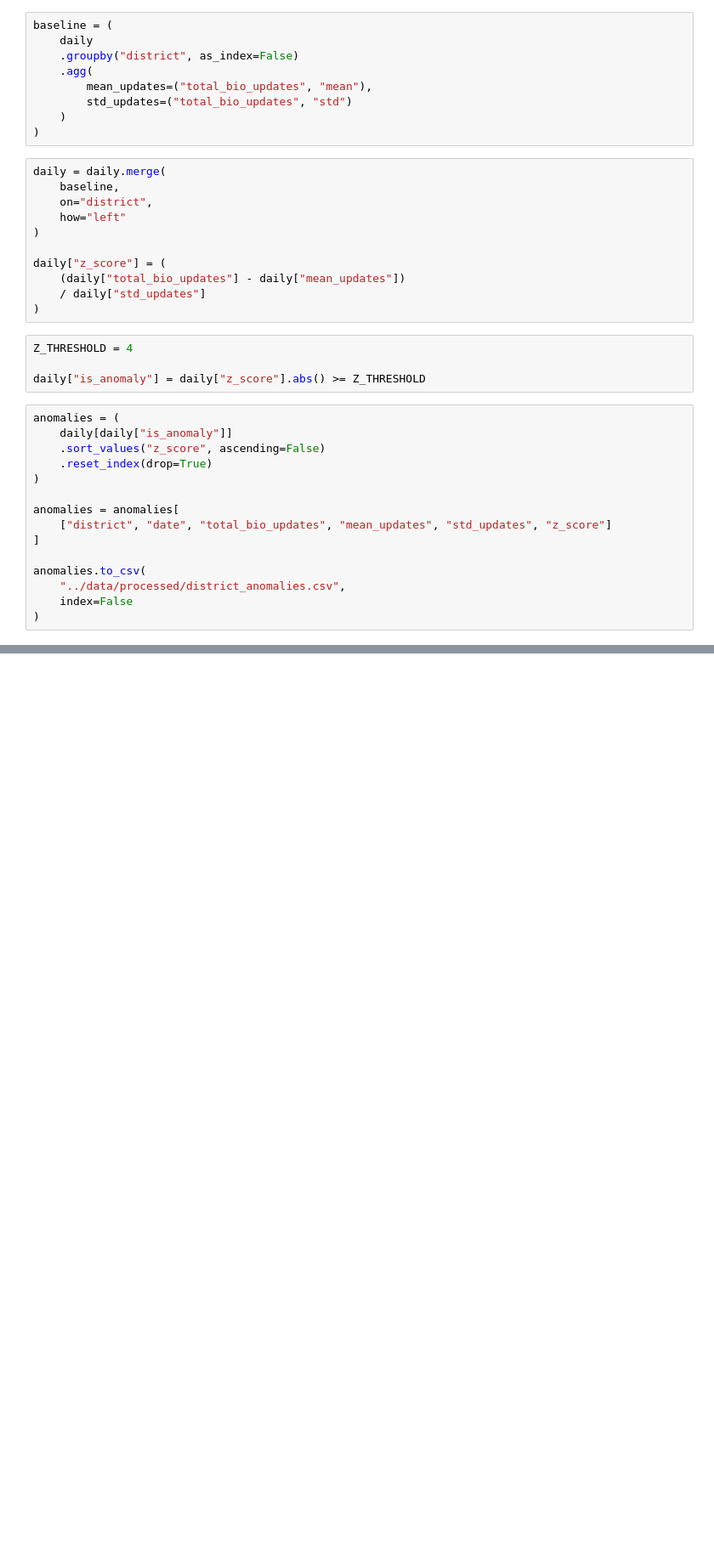
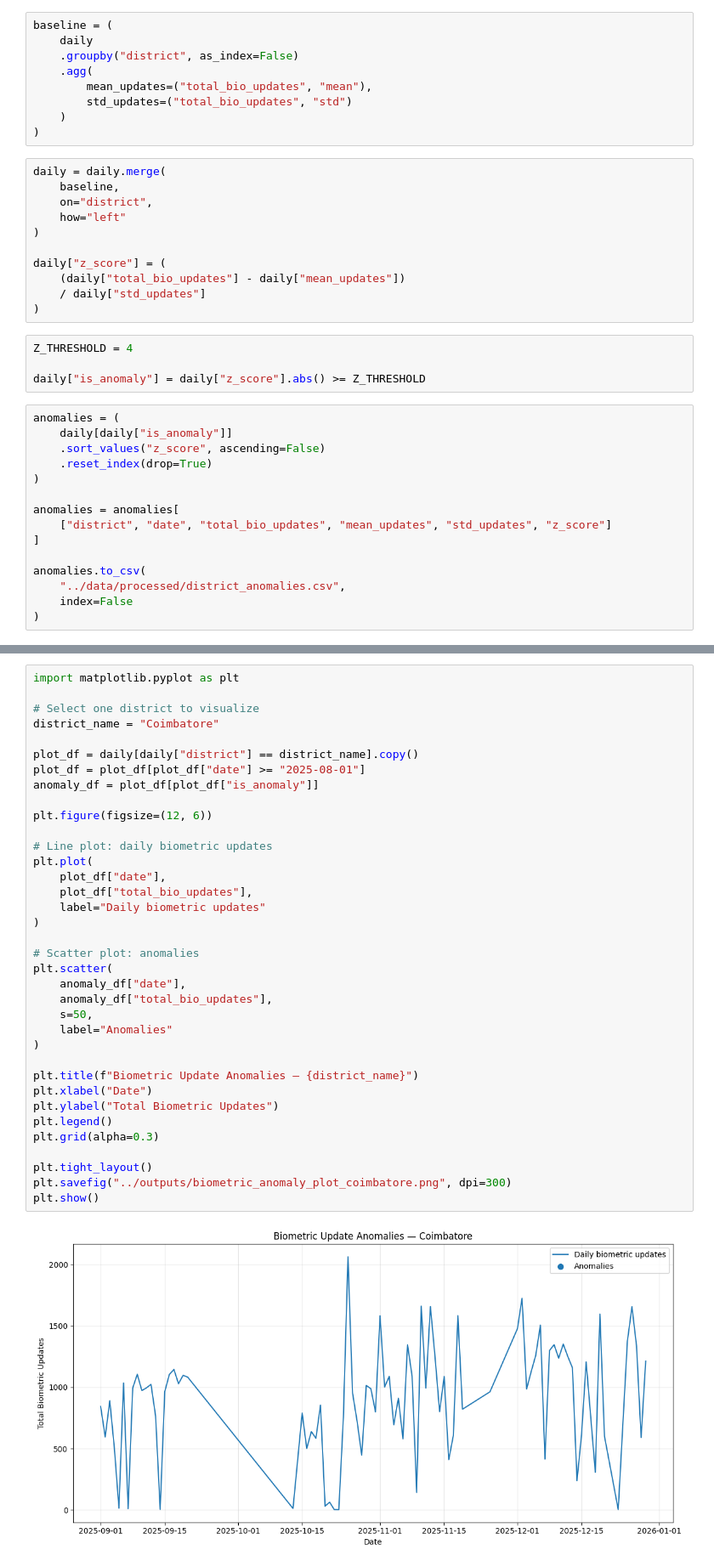
Before and after one commit to Ayushyadav-datascience/aadhar-biometric-anomaly-detection, a Jupyter notebook: notebooks/01_biometric_ingestion.ipynb, the cells around one changed output, grey strips where cells are left out. Shown at 85% size. Drawn from its saved outputs; the diff is of its cells as text; blank space fills up the shorter version.

```diff
--- a/notebooks/01_biometric_ingestion.ipynb
+++ b/notebooks/01_biometric_ingestion.ipynb
@@ -65,0 +99,38 @@ anomalies.to_csv(
+# %%
+import matplotlib.pyplot as plt
+
+# Select one district to visualize
+district_name = "Coimbatore"
+
+plot_df = daily[daily["district"] == district_name].copy()
+plot_df = plot_df[plot_df["date"] >= "2025-08-01"]
+anomaly_df = plot_df[plot_df["is_anomaly"]]
+
+plt.figure(figsize=(12, 6))
+
+# Line plot: daily biometric updates
+plt.plot(
+    plot_df["date"],
+    plot_df["total_bio_updates"],
+    label="Daily biometric updates"
+)
+
+# Scatter plot: anomalies
+plt.scatter(
+    anomaly_df["date"],
+    anomaly_df["total_bio_updates"],
+    s=50,
+    label="Anomalies"
+)
+
+plt.title(f"Biometric Update Anomalies — {district_name}")
+plt.xlabel("Date")
+plt.ylabel("Total Biometric Updates")
+plt.legend()
+plt.grid(alpha=0.3)
+
+plt.tight_layout()
+plt.savefig("../outputs/biometric_anomaly_plot_coimbatore.png", dpi=300)
+plt.show()
+# %% [output]
+[figure, added]
```
Also changed, not shown: parts of 4 cells of this notebook, 2 other files.
